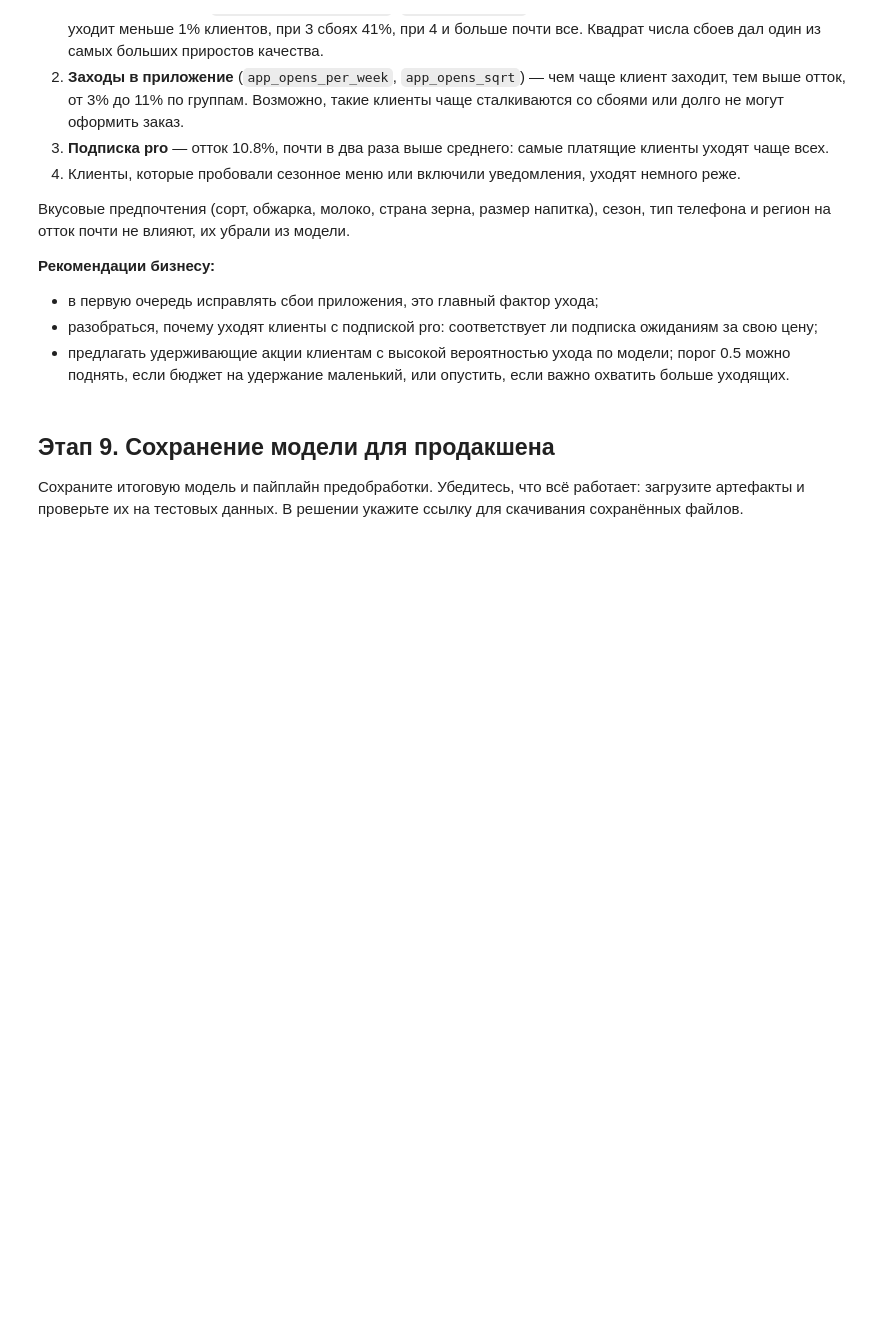
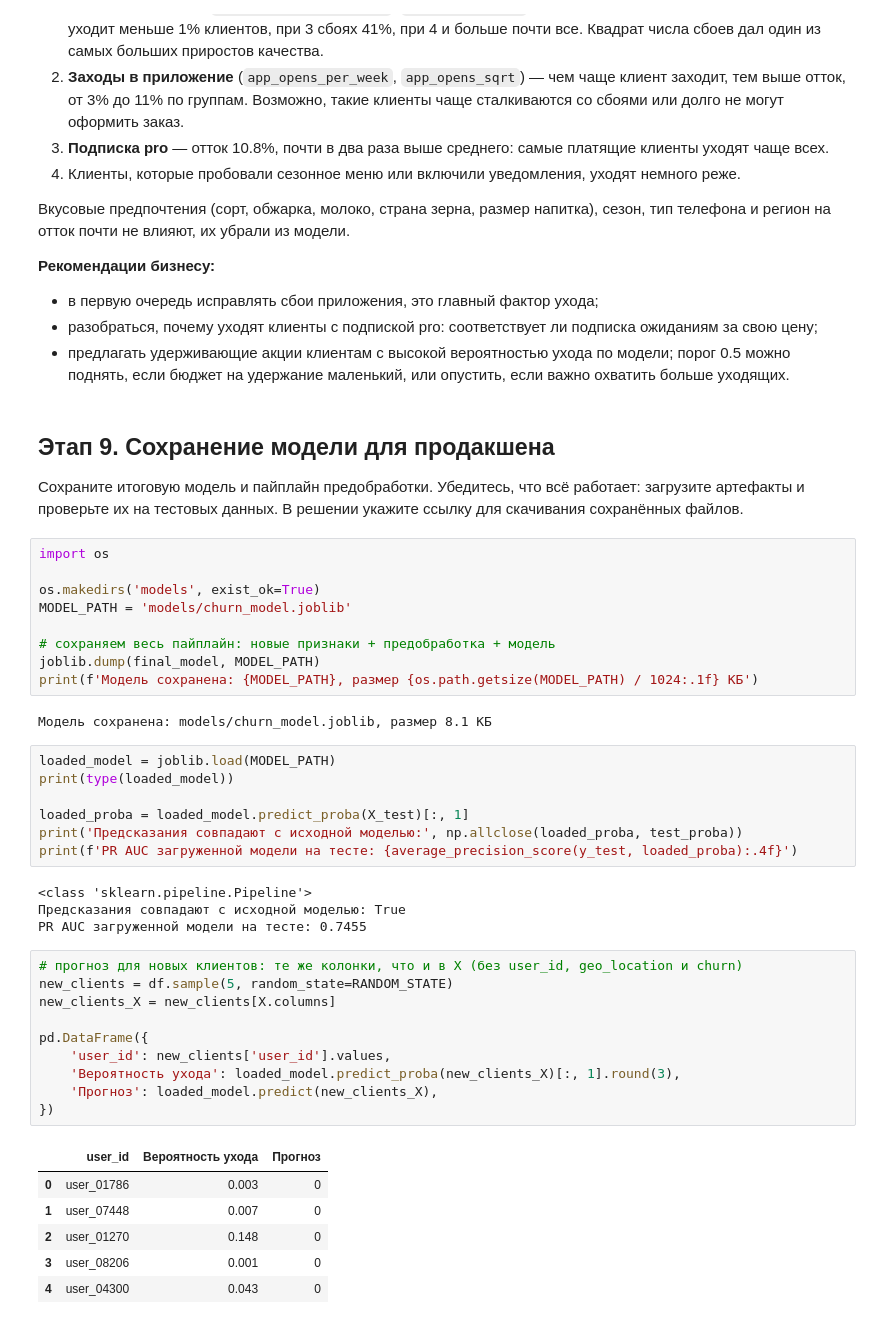
Before and after one commit to dontroublo/delivery-coffee, a Jupyter notebook: coffee_churn.ipynb, the cells around one changed output. Cells and saved outputs as stored; diff of their text form; blank space fills up the shorter version.

Commit message:
feat: сохранение и проверка модели (этап 9)

```diff
--- a/coffee_churn.ipynb
+++ b/coffee_churn.ipynb
@@ -1047,3 +1047,42 @@ PR AUC на тесте 0.746, на кросс-валидации было 0.727,
 ## Этап 9. Сохранение модели для продакшена
 
 Сохраните итоговую модель и пайплайн предобработки. Убедитесь, что всё работает: загрузите артефакты и проверьте их на тестовых данных. В решении укажите ссылку для скачивания сохранённых файлов.
+# %%
+import os
+
+os.makedirs('models', exist_ok=True)
+MODEL_PATH = 'models/churn_model.joblib'
+
+# сохраняем весь пайплайн: новые признаки + предобработка + модель
+joblib.dump(final_model, MODEL_PATH)
+print(f'Модель сохранена: {MODEL_PATH}, размер {os.path.getsize(MODEL_PATH) / 1024:.1f} КБ')
+# %% [output]
+Модель сохранена: models/churn_model.joblib, размер 8.1 КБ
+# %%
+loaded_model = joblib.load(MODEL_PATH)
+print(type(loaded_model))
+
+loaded_proba = loaded_model.predict_proba(X_test)[:, 1]
+print('Предсказания совпадают с исходной моделью:', np.allclose(loaded_proba, test_proba))
+print(f'PR AUC загруженной модели на тесте: {average_precision_score(y_test, loaded_proba):.4f}')
+# %% [output]
+<class 'sklearn.pipeline.Pipeline'>
+Предсказания совпадают с исходной моделью: True
+PR AUC загруженной модели на тесте: 0.7455
+# %%
+# прогноз для новых клиентов: те же колонки, что и в X (без user_id, geo_location и churn)
+new_clients = df.sample(5, random_state=RANDOM_STATE)
+new_clients_X = new_clients[X.columns]
+
+pd.DataFrame({
+    'user_id': new_clients['user_id'].values,
+    'Вероятность ухода': loaded_model.predict_proba(new_clients_X)[:, 1].round(3),
+    'Прогноз': loaded_model.predict(new_clients_X),
+})
+# %% [output]
+|  | user_id | Вероятность ухода | Прогноз |
+| 0 | user_01786 | 0.003 | 0 |
+| 1 | user_07448 | 0.007 | 0 |
+| 2 | user_01270 | 0.148 | 0 |
+| 3 | user_08206 | 0.001 | 0 |
+| 4 | user_04300 | 0.043 | 0 |
```
Also changed, not shown: parts of 1 cell of this notebook, 1 other file.
